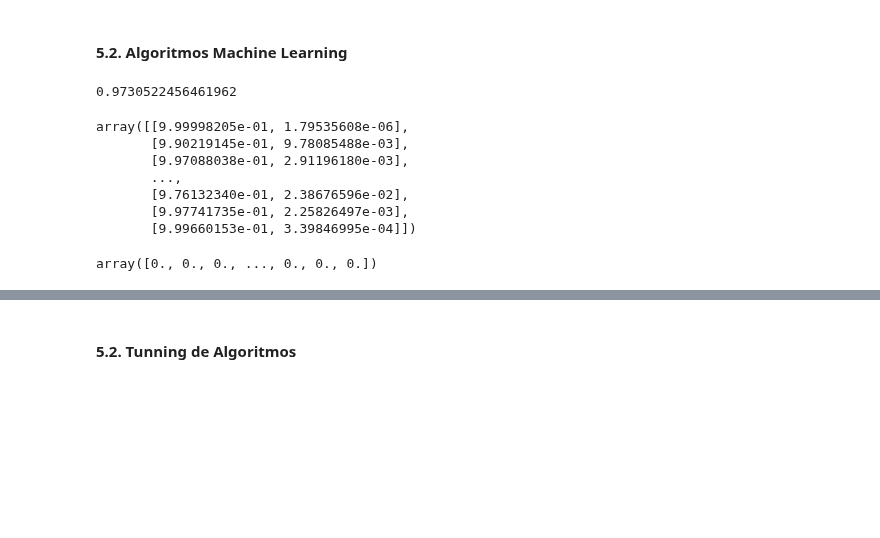
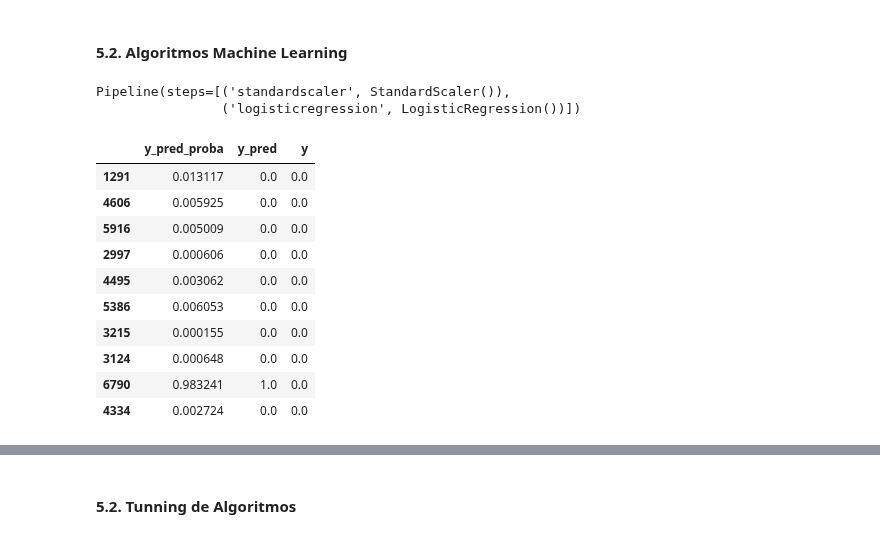
Before and after one commit to Project-ML-PUCP/BankruptcyTaiwan, a Jupyter notebook: 03. Codigo/03.1. Modeling - LR.ipynb, the cells around one changed output, grey strips where cells are left out. Drawn from its saved outputs; the diff is of its cells as text; code cells hidden in the pictures; blank space fills up the shorter version.

```diff
--- a/03. Codigo/03.1. Modeling - LR.ipynb
+++ b/03. Codigo/03.1. Modeling - LR.ipynb
@@ -175,25 +178,36 @@ Test shape: (1364, 94)
 # %%
 #Entrenamiento Logistic Regression
 
-from sklearn.linear_model import LogisticRegression
-clf = LogisticRegression(random_state=0).fit(x_train,y_train)
+#from sklearn.linear_model import LogisticRegression
+#clf = LogisticRegression(random_state=0).fit(x_train,y_train)
 #array([0, 0])
-clf.predict_proba(x_test)
+#clf.predict_proba(x_test)
 
-clf.score(x_train, y_train)
+#clf.score(x_train, y_train)
-# %% [output]
-0.9730522456461962
-# %%
-clf.predict_proba(x_test)
-# %% [output]
-array([[9.99998205e-01, 1.79535608e-06],
-       [9.90219145e-01, 9.78085488e-03],
-       [9.97088038e-01, 2.91196180e-03],
-       ...,
-       [9.76132340e-01, 2.38676596e-02],
-       [9.97741735e-01, 2.25826497e-03],
-       [9.99660153e-01, 3.39846995e-04]])
-# %%
-clf.predict(x_test)
-# %% [output]
-array([0., 0., 0., ..., 0., 0., 0.])
+# %%
+from sklearn.linear_model import LogisticRegression
+from sklearn.pipeline import make_pipeline
+from sklearn.preprocessing import StandardScaler
+
+model = make_pipeline(StandardScaler(),
+                      LogisticRegression() )
+model.fit(x_train, y_train)
+# %% [output]
+Pipeline(steps=[('standardscaler', StandardScaler()),
+                ('logisticregression', LogisticRegression())])
+# %%
+x_test.assign(y_pred_proba=model.predict_proba(x_test)[:,1],
+              y_pred=model.predict(x_test),
+              y=y_test)[['y_pred_proba', 'y_pred', 'y']].sample(10)
+# %% [output]
+|  | y_pred_proba | y_pred | y |
+| 1291 | 0.013117 | 0.0 | 0.0 |
+| 4606 | 0.005925 | 0.0 | 0.0 |
+| 5916 | 0.005009 | 0.0 | 0.0 |
+| 2997 | 0.000606 | 0.0 | 0.0 |
+| 4495 | 0.003062 | 0.0 | 0.0 |
+| 5386 | 0.006053 | 0.0 | 0.0 |
+| 3215 | 0.000155 | 0.0 | 0.0 |
+| 3124 | 0.000648 | 0.0 | 0.0 |
+| 6790 | 0.983241 | 1.0 | 0.0 |
+| 4334 | 0.002724 | 0.0 | 0.0 |
```
Also changed, not shown: parts of 17 cells of this notebook.
